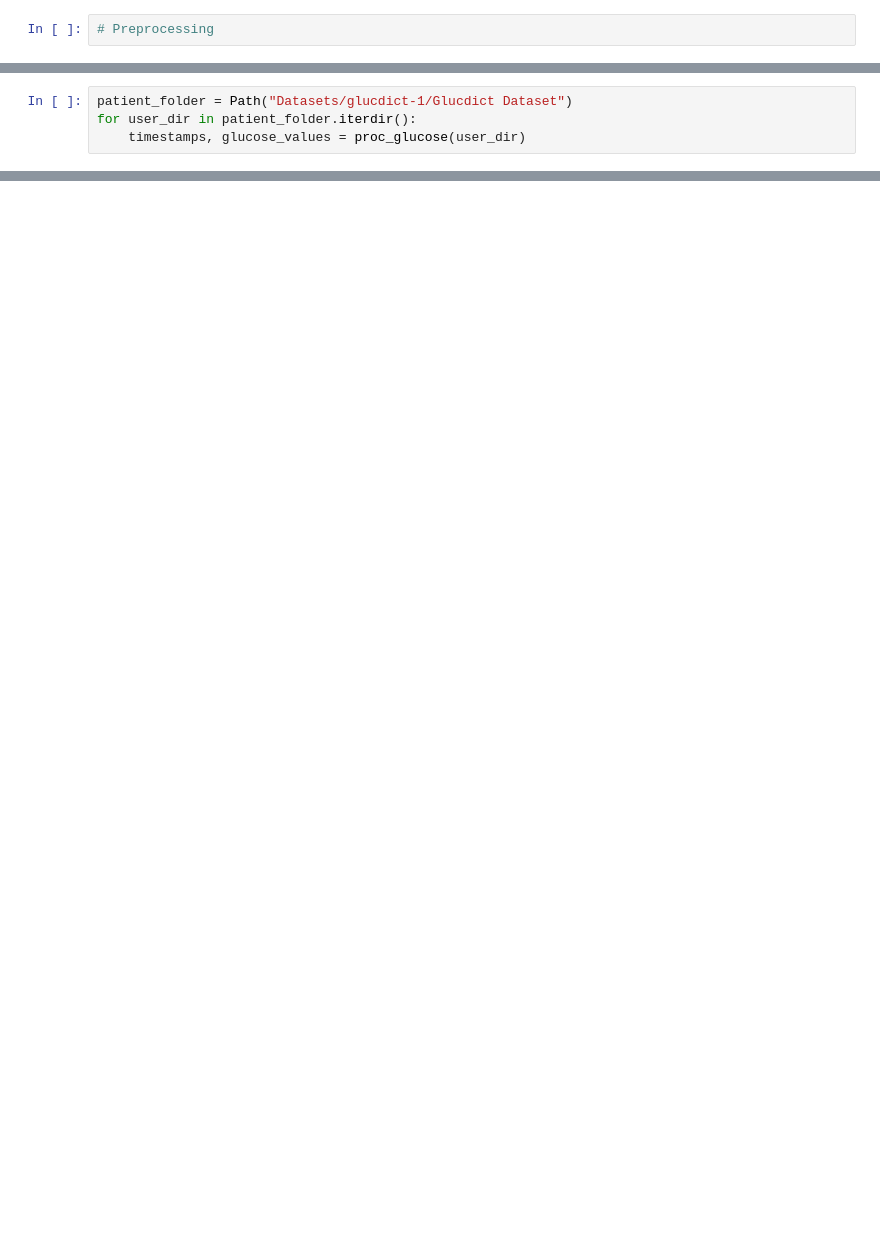
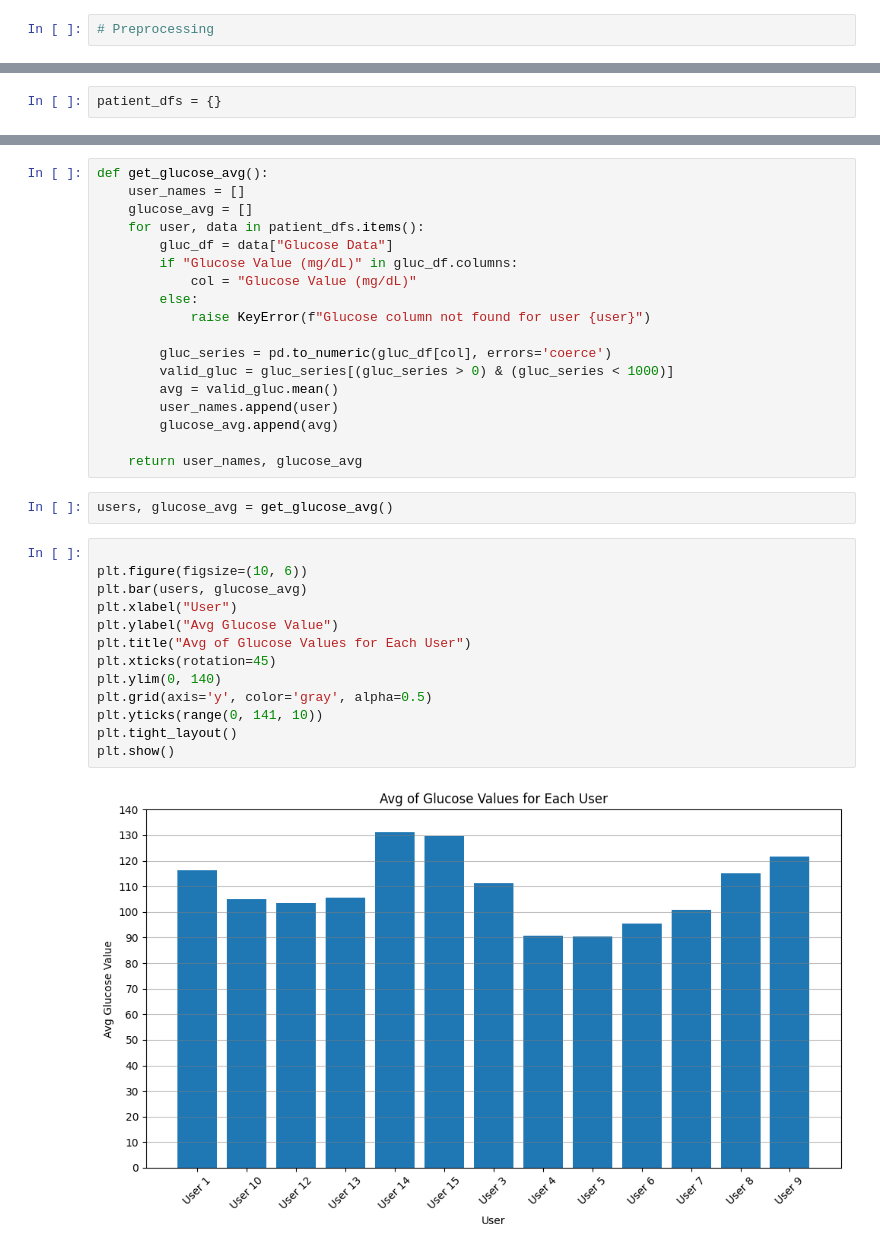
Before and after one commit to willsonr8/CAP4770-Project, a Jupyter notebook: Notebook.ipynb, the cells around one changed output, grey strips where cells are left out. Drawn from its saved outputs; the diff is of its cells as text; blank space fills up the shorter version.

Commit message:
Adds dataframes, pre-processes dataframes, adds basic bar chart plotting

```diff
--- a/Notebook.ipynb
+++ b/Notebook.ipynb
@@ -20,4 +61,2 @@ def proc_glucose(path):
-# %%
-patient_folder = Path("Datasets/glucdict-1/Glucdict Dataset")
-for user_dir in patient_folder.iterdir():
-    timestamps, glucose_values = proc_glucose(user_dir)
+# %%
+patient_dfs = {}
@@ -23,0 +126,35 @@ for user_dir in patient_folder.iterdir():
+# %%
+def get_glucose_avg():
+    user_names = []
+    glucose_avg = []
+    for user, data in patient_dfs.items():
+        gluc_df = data["Glucose Data"]
+        if "Glucose Value (mg/dL)" in gluc_df.columns:
+            col = "Glucose Value (mg/dL)"
+        else:
+            raise KeyError(f"Glucose column not found for user {user}")
+
+        gluc_series = pd.to_numeric(gluc_df[col], errors='coerce')
+        valid_gluc = gluc_series[(gluc_series > 0) & (gluc_series < 1000)]
+        avg = valid_gluc.mean()
+        user_names.append(user)
+        glucose_avg.append(avg)
+
+    return user_names, glucose_avg
+# %%
+users, glucose_avg = get_glucose_avg()
+# %%
+
+plt.figure(figsize=(10, 6))
+plt.bar(users, glucose_avg)
+plt.xlabel("User")
+plt.ylabel("Avg Glucose Value")
+plt.title("Avg of Glucose Values for Each User")
+plt.xticks(rotation=45)
+plt.ylim(0, 140)
+plt.grid(axis='y', color='gray', alpha=0.5)
+plt.yticks(range(0, 141, 10))
+plt.tight_layout()
+plt.show()
+# %% [output]
+[figure, added]
```
Also changed, not shown: parts of 5 cells of this notebook.
